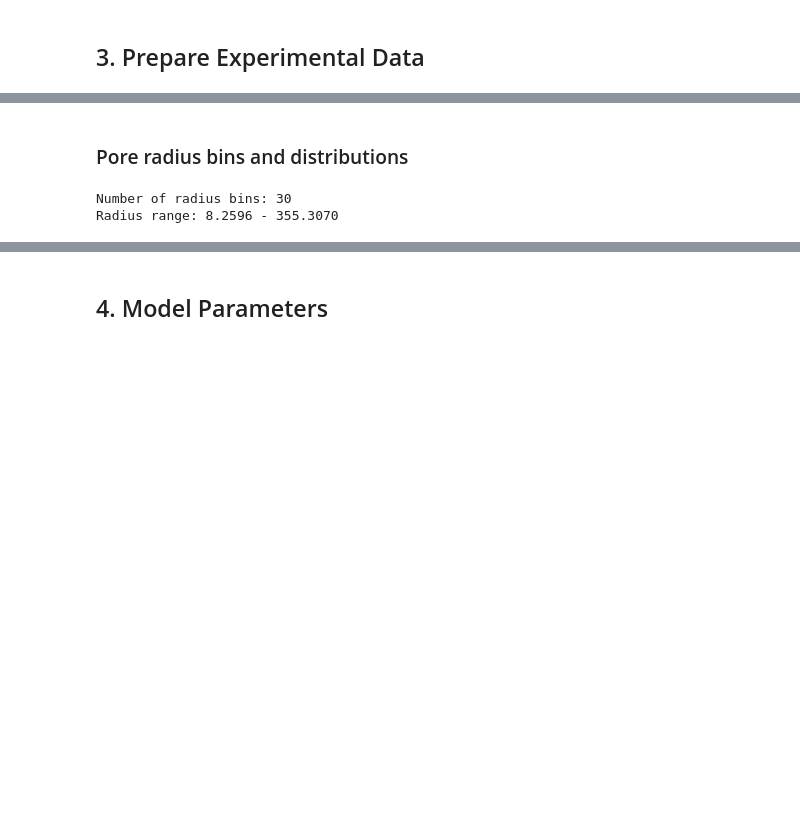
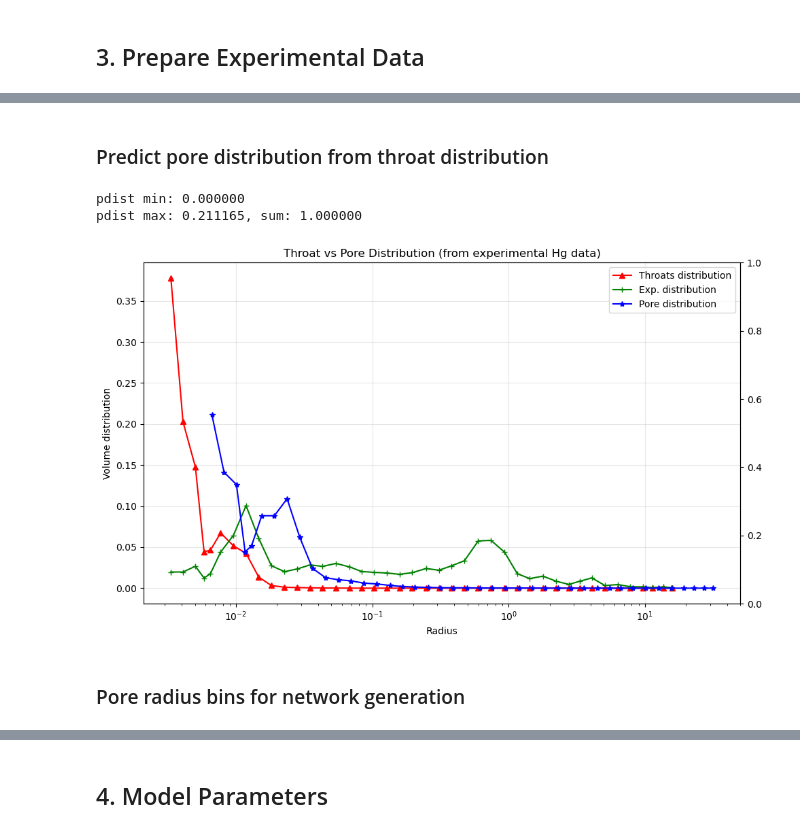
Before and after one commit to jerome-lux/pnm, a Jupyter notebook: examples/PNM-generation.ipynb, the cells around one changed output, grey strips where cells are left out. Saved outputs shown, nothing was run; the diff lists cells and outputs as text; code cells hidden in the pictures; blank space fills up the shorter version.

```diff
--- a/examples/PNM-generation.ipynb
+++ b/examples/PNM-generation.ipynb
@@ -143,30 +215,51 @@ Pores after threshold: 5 (from 47)
+# %% [markdown]
+### Predict pore distribution from throat distribution
+# %%
+# ============================================================
+# USER PARAMETERS - modify these values as needed
+# ============================================================
+e = 1.5                          # empirical corrective factor (1 = no correction)
+PRTRR = 2.0                      # pore radius to throat radius ratio
+# ============================================================
+
+# cdist: normalized throat volume distribution with corrective factor e
+cdist = np.array([
+    volumes[i] / (np.pi * (midradii[i]**2 + (1.0/3) * deltaR[i]**2)**e)
+    for i in range(len(volumes))
+])
+cdist /= cdist.sum()
+cumcdist = np.cumsum(cdist)
+
+# pdist: predicted pore distribution from throat distribution
+# Iterative algorithm from the original notebook
+pdist = np.zeros_like(cdist)
+pdist[-1] = np.sqrt(cdist[-1])
+for i in range(pdist.size - 1, -1, -1):
+    pdist[i] = -pdist[i+1:].sum() + np.sqrt(pdist[i+1:].sum()**2 + cdist[i])
+
+print(f"pdist min: {pdist.min():.6f}")
+print(f"pdist max: {pdist.max():.6f}, sum: {pdist.sum():.6f}")
+
+# Visualize: throat distribution vs experimental vs predicted pore distribution
+fig, ax1 = plt.subplots(figsize=(10, 6))
+ax2 = ax1.twinx()
+
+ax1.plot(midradii, cdist, '^-', c='red', label='Throats distribution')
+ax1.plot(midradii, volumes, '+-', c='green', label='Exp. distribution')
+ax1.plot(midradii * PRTRR, pdist, '*-', c='blue', label='Pore distribution')
+
+ax1.set_xlabel('Radius')
+ax1.set_ylabel('Volume distribution')
+ax1.set_title('Throat vs Pore Distribution (from experimental Hg data)')
+ax1.set_xscale('log')
+ax1.legend()
+ax1.grid(True, alpha=0.3)
+
+plt.tight_layout()
+plt.show()
+# %% [output]
+pdist min: 0.000000
+pdist max: 0.211165, sum: 1.000000
+[figure, added]
 # %% [markdown]
-### Pore radius bins and distributions
+### Pore radius bins for network generation
-# %%
-# Pore radii (diameter / 2)
-pore_radii = diameters_f / 2.0
-
-# Define radius bins (log-spaced)
-n_bins = 30
-rbins = np.geomspace(pore_radii.min() * 0.5, pore_radii.max() * 2.0, n_bins + 1)
-deltaR = np.diff(rbins)
-midradii = rbins[:-1] + deltaR * 0.5
-
-# Pore volume distribution (histogram)
-pore_hist, _ = np.histogram(pore_radii, bins=rbins, weights=volumes_f)
-pore_hist_norm = pore_hist / pore_hist.sum()
-pore_cumdist = np.cumsum(pore_hist_norm)
-
-# Throat distribution (assuming constant average throat length)
-# Empirical corrective factor e (no correction: e=1)
-e = 1.0
-throat_volumes = volumes_f / (np.pi * (pore_radii**2 + (1.0/3) * (pore_radii[1]-pore_radii[0])**2)**e)
-throat_hist, _ = np.histogram(pore_radii, bins=rbins, weights=throat_volumes)
-throat_hist_norm = throat_hist / throat_hist.sum()
-throat_cumdist = np.cumsum(throat_hist_norm)
-
-print(f"Number of radius bins: {n_bins}")
-print(f"Radius range: {rbins[0]:.4f} - {rbins[-1]:.4f}")
-# %% [output]
-Number of radius bins: 30
-Radius range: 8.2596 - 355.3070
```
Also changed, not shown: parts of 29 cells of this notebook.
